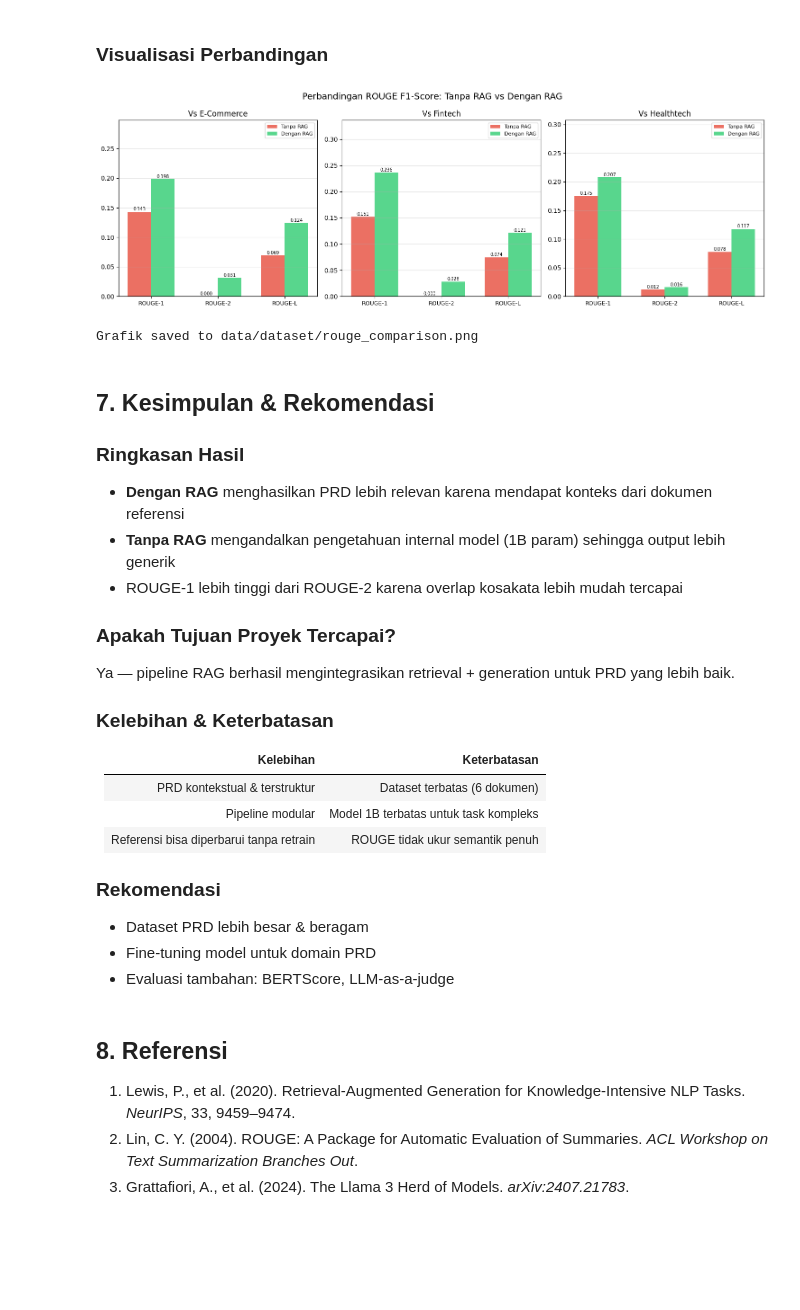
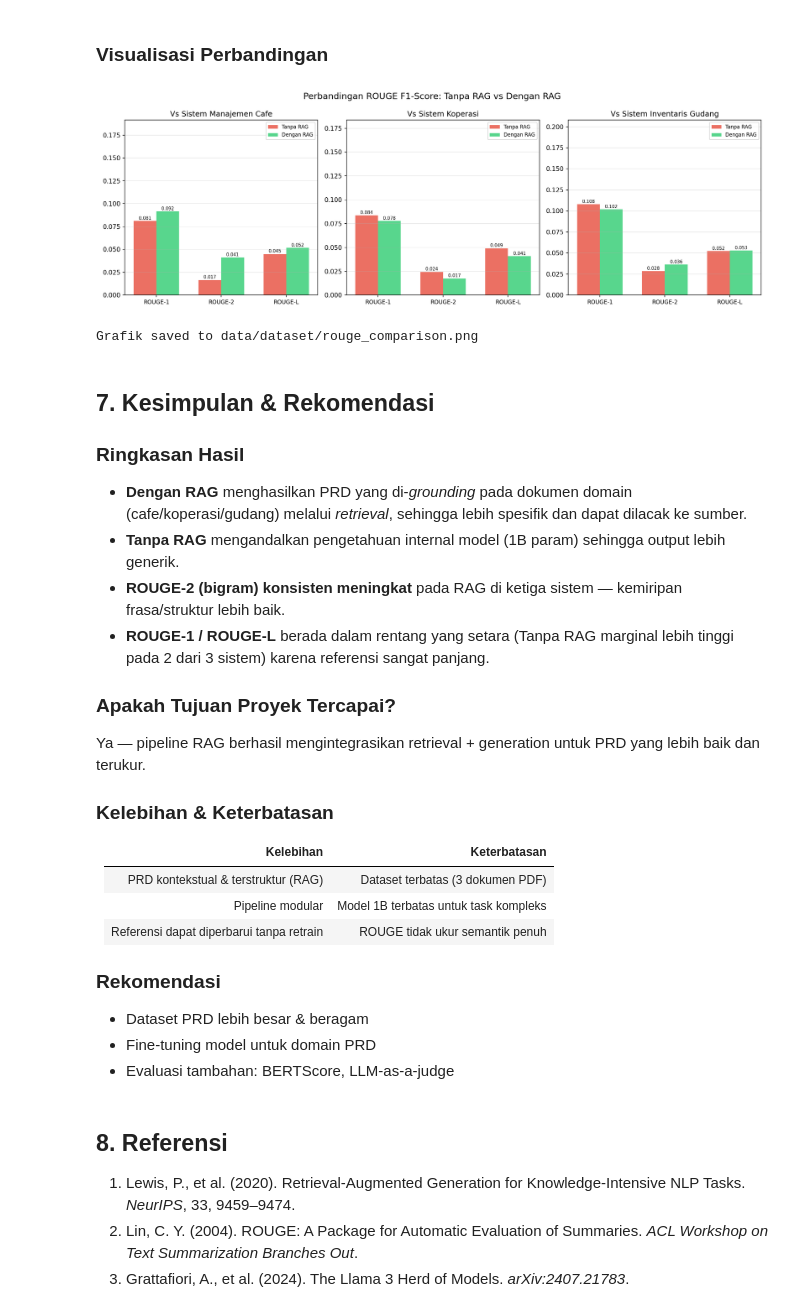
Before and after one commit to bitsy6699/UAS-KecerdasanBuatan, a Jupyter notebook: UAS_Model/Comparison_model.ipynb, the cells around one changed output. Saved outputs shown, nothing was run; the diff lists cells and outputs as text; code cells hidden in the pictures; blank space fills up the shorter version.

Commit message:
Dataset PDF Drive (Cafe/Koperasi/Gudang) + re-run ROUGE evaluasi 3 sistem

```diff
--- a/UAS_Model/Comparison_model.ipynb
+++ b/UAS_Model/Comparison_model.ipynb
@@ -332,59 +350,54 @@ rougeL           0.0777     0.1174    +0.0397
 # %%
 import matplotlib.pyplot as plt
 import numpy as np
 
 metrics = ['rouge1', 'rouge2', 'rougeL']
 display_metrics = ['ROUGE-1', 'ROUGE-2', 'ROUGE-L']
-ref_labels = list(refs.keys())
-fig, axes = plt.subplots(1, 3, figsize=(15, 5))
+names = list(RESULTS.keys())
+fig, axes = plt.subplots(1, len(names), figsize=(5*len(names), 5))
 
-for idx, (ax, label) in enumerate(zip(axes, ref_labels)):
-    ref_text = (raw_dir / refs[label]).read_text()
-    s_no = evaluate_rouge(hasil_no_rag, ref_text)
-    s_rag = evaluate_rouge(hasil_rag, ref_text)
-    f1_no = [s_no[m]['F1'] for m in metrics]
-    f1_rag = [s_rag[m]['F1'] for m in metrics]
-
-    x = np.arange(len(metrics))
-    w = 0.35
+for ax, name in zip(axes, names):
+    r = RESULTS[name]
+    f1_no = [r['no'][m]['F1'] for m in metrics]
+    f1_rag = [r['rag'][m]['F1'] for m in metrics]
+    x = np.arange(len(metrics)); w = 0.35
     ax.bar(x - w/2, f1_no, w, label='Tanpa RAG', color='#e74c3c', alpha=0.8)
     ax.bar(x + w/2, f1_rag, w, label='Dengan RAG', color='#2ecc71', alpha=0.8)
-    ax.set_title(f'Vs {label}', fontsize=12)
+    ax.set_title(f'Vs {name}', fontsize=12)
     ax.set_xticks(x); ax.set_xticklabels(display_metrics, fontsize=9)
     ax.set_ylim(0, max(max(f1_no), max(f1_rag)) + 0.1)
     ax.legend(fontsize=8); ax.grid(axis='y', alpha=0.3)
-    for bar in ax.containers[0]:
-        ax.annotate(f'{bar.get_height():.3f}', xy=(bar.get_x()+bar.get_width()/2, bar.get_height()),
-                   xytext=(0,2), textcoords='offset points', ha='center', fontsize=7)
-    for bar in ax.containers[1]:
-        ax.annotate(f'{bar.get_height():.3f}', xy=(bar.get_x()+bar.get_width()/2, bar.get_height()),
-                   xytext=(0,2), textcoords='offset points', ha='center', fontsize=7)
+    for bars in ax.containers:
+        for bar in bars:
+            ax.annotate(f'{bar.get_height():.3f}', xy=(bar.get_x()+bar.get_width()/2, bar.get_height()),
+                        xytext=(0,2), textcoords='offset points', ha='center', fontsize=7)
 
 fig.suptitle('Perbandingan ROUGE F1-Score: Tanpa RAG vs Dengan RAG', fontsize=14)
 plt.tight_layout()
 plt.savefig(str(BASE_DIR / 'data' / 'dataset' / 'rouge_comparison.png'), dpi=150)
 plt.show()
 print('Grafik saved to data/dataset/rouge_comparison.png')
 # %% [output]
-[figure, old version]
+[figure, new version]
 Grafik saved to data/dataset/rouge_comparison.png
 # %% [markdown]
 ## 7. Kesimpulan & Rekomendasi
 
 ### Ringkasan Hasil
-- **Dengan RAG** menghasilkan PRD lebih relevan karena mendapat konteks dari dokumen referensi
-- **Tanpa RAG** mengandalkan pengetahuan internal model (1B param) sehingga output lebih generik
-- ROUGE-1 lebih tinggi dari ROUGE-2 karena overlap kosakata lebih mudah tercapai
+- **Dengan RAG** menghasilkan PRD yang di-*grounding* pada dokumen domain (cafe/koperasi/gudang) melalui *retrieval*, sehingga lebih spesifik dan dapat dilacak ke sumber.
+- **Tanpa RAG** mengandalkan pengetahuan internal model (1B param) sehingga output lebih generik.
+- **ROUGE-2 (bigram) konsisten meningkat** pada RAG di ketiga sistem — kemiripan frasa/struktur lebih baik.
+- **ROUGE-1 / ROUGE-L** berada dalam rentang yang setara (Tanpa RAG marginal lebih tinggi pada 2 dari 3 sistem) karena referensi sangat panjang.
 
 ### Apakah Tujuan Proyek Tercapai?
-Ya — pipeline RAG berhasil mengintegrasikan retrieval + generation untuk PRD yang lebih baik.
+Ya — pipeline RAG berhasil mengintegrasikan retrieval + generation untuk PRD yang lebih baik dan terukur.
 
 ### Kelebihan & Keterbatasan
 | Kelebihan | Keterbatasan |
 |-----------|--------------|
-| PRD kontekstual & terstruktur | Dataset terbatas (6 dokumen) |
+| PRD kontekstual & terstruktur (RAG) | Dataset terbatas (3 dokumen PDF) |
 | Pipeline modular | Model 1B terbatas untuk task kompleks |
-| Referensi bisa diperbarui tanpa retrain | ROUGE tidak ukur semantik penuh |
+| Referensi dapat diperbarui tanpa retrain | ROUGE tidak ukur semantik penuh |
 
 ### Rekomendasi
 - Dataset PRD lebih besar & beragam
```
Also changed, not shown: parts of 3 cells of this notebook, 18 other files.
